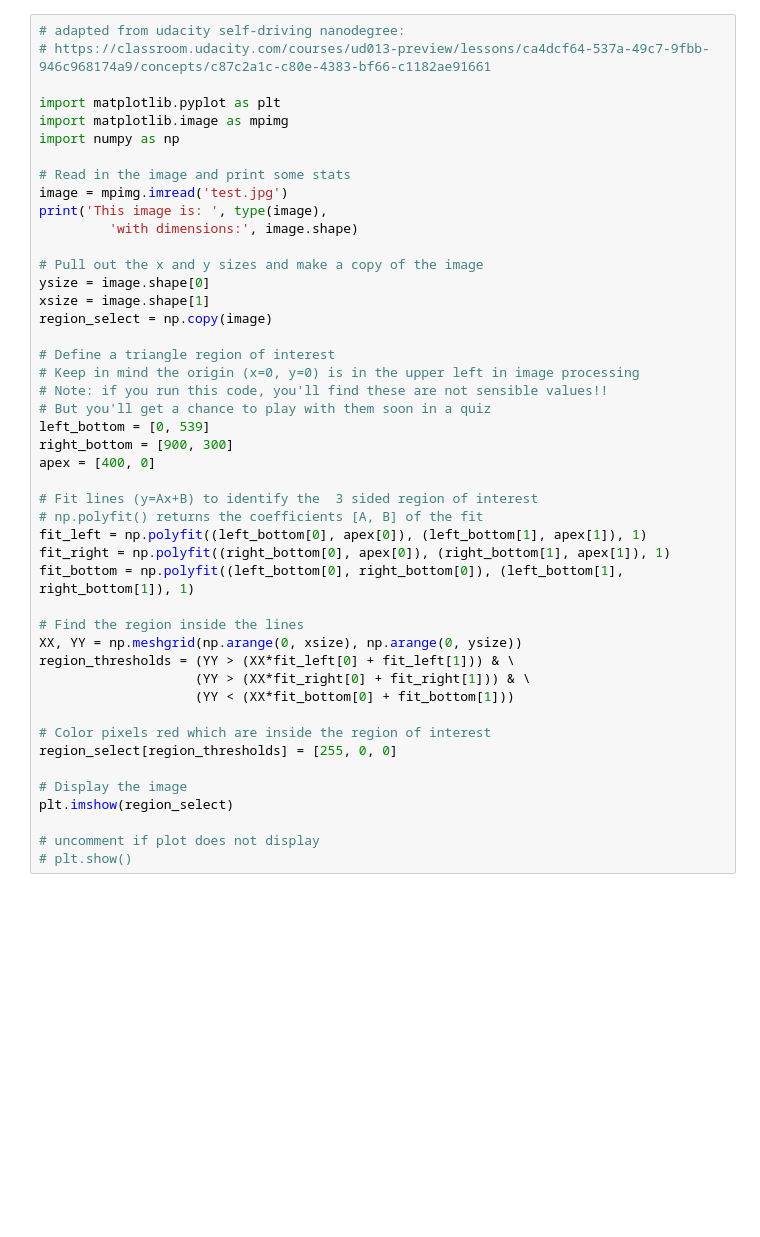
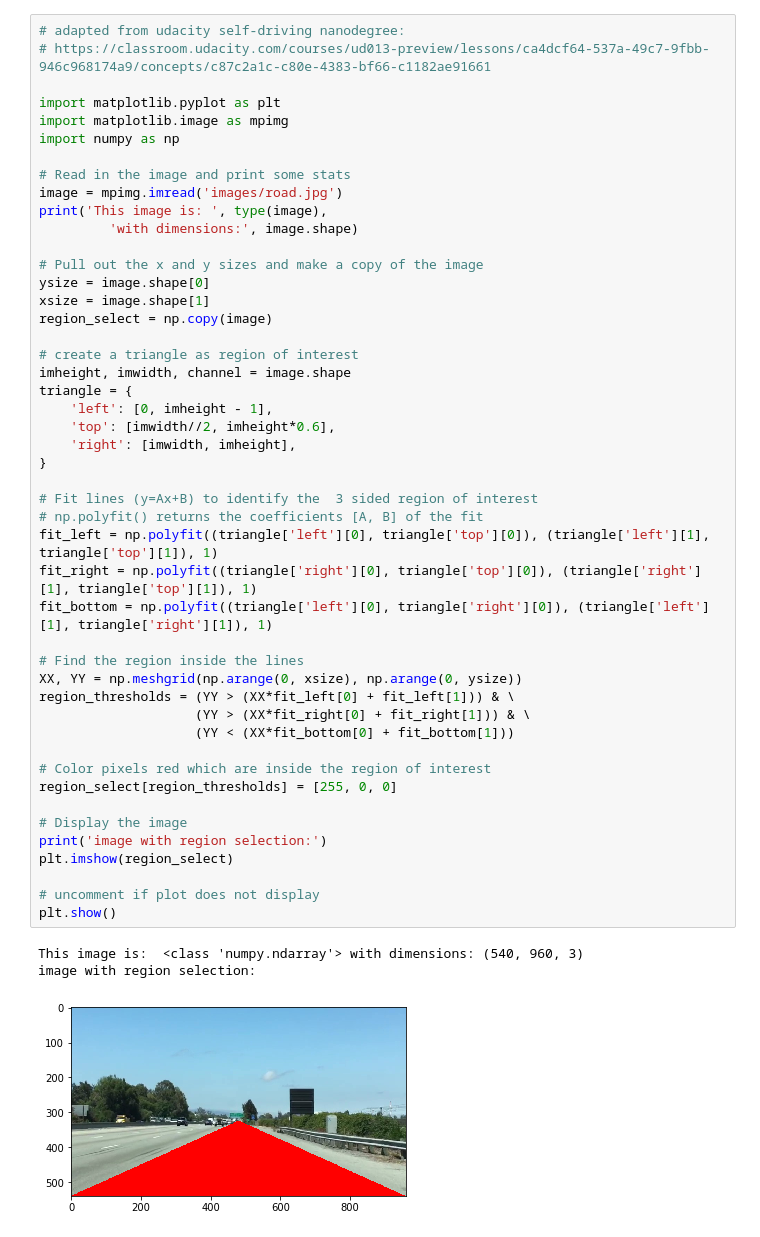
Before and after one commit to wzulfikar/lab, a Jupyter notebook: python/jupyter/region-masking.ipynb, the cells around one changed output. Saved outputs shown, nothing was run; the diff lists cells and outputs as text; blank space fills up the shorter version.

Commit message:
added notes. updated drafts.

```diff
--- a/python/jupyter/region-masking.ipynb
+++ b/python/jupyter/region-masking.ipynb
@@ -5,42 +5,47 @@
 import matplotlib.pyplot as plt
 import matplotlib.image as mpimg
 import numpy as np
 
 # Read in the image and print some stats
-image = mpimg.imread('test.jpg')
+image = mpimg.imread('images/road.jpg')
 print('This image is: ', type(image),
          'with dimensions:', image.shape)
 
 # Pull out the x and y sizes and make a copy of the image
 ysize = image.shape[0]
 xsize = image.shape[1]
 region_select = np.copy(image)
 
-# Define a triangle region of interest
-# Keep in mind the origin (x=0, y=0) is in the upper left in image processing
-# Note: if you run this code, you'll find these are not sensible values!!
-# But you'll get a chance to play with them soon in a quiz
-left_bottom = [0, 539]
-right_bottom = [900, 300]
-apex = [400, 0]
+# create a triangle as region of interest
+imheight, imwidth, channel = image.shape
+triangle = {
+    'left': [0, imheight - 1],
+    'top': [imwidth//2, imheight*0.6],
+    'right': [imwidth, imheight],
+}
 
 # Fit lines (y=Ax+B) to identify the  3 sided region of interest
 # np.polyfit() returns the coefficients [A, B] of the fit
-fit_left = np.polyfit((left_bottom[0], apex[0]), (left_bottom[1], apex[1]), 1)
-fit_right = np.polyfit((right_bottom[0], apex[0]), (right_bottom[1], apex[1]), 1)
-fit_bottom = np.polyfit((left_bottom[0], right_bottom[0]), (left_bottom[1], right_bottom[1]), 1)
+fit_left = np.polyfit((triangle['left'][0], triangle['top'][0]), (triangle['left'][1], triangle['top'][1]), 1)
+fit_right = np.polyfit((triangle['right'][0], triangle['top'][0]), (triangle['right'][1], triangle['top'][1]), 1)
+fit_bottom = np.polyfit((triangle['left'][0], triangle['right'][0]), (triangle['left'][1], triangle['right'][1]), 1)
 
 # Find the region inside the lines
 XX, YY = np.meshgrid(np.arange(0, xsize), np.arange(0, ysize))
 region_thresholds = (YY > (XX*fit_left[0] + fit_left[1])) & \
                     (YY > (XX*fit_right[0] + fit_right[1])) & \
                     (YY < (XX*fit_bottom[0] + fit_bottom[1]))
 
 # Color pixels red which are inside the region of interest
 region_select[region_thresholds] = [255, 0, 0]
 
 # Display the image
+print('image with region selection:')
 plt.imshow(region_select)
 
 # uncomment if plot does not display
-# plt.show()
+plt.show()
+# %% [output]
+This image is:  <class 'numpy.ndarray'> with dimensions: (540, 960, 3)
+image with region selection:
+[figure, added]
```
Also changed, not shown: parts of 1 cell of this notebook, 14 other files.
